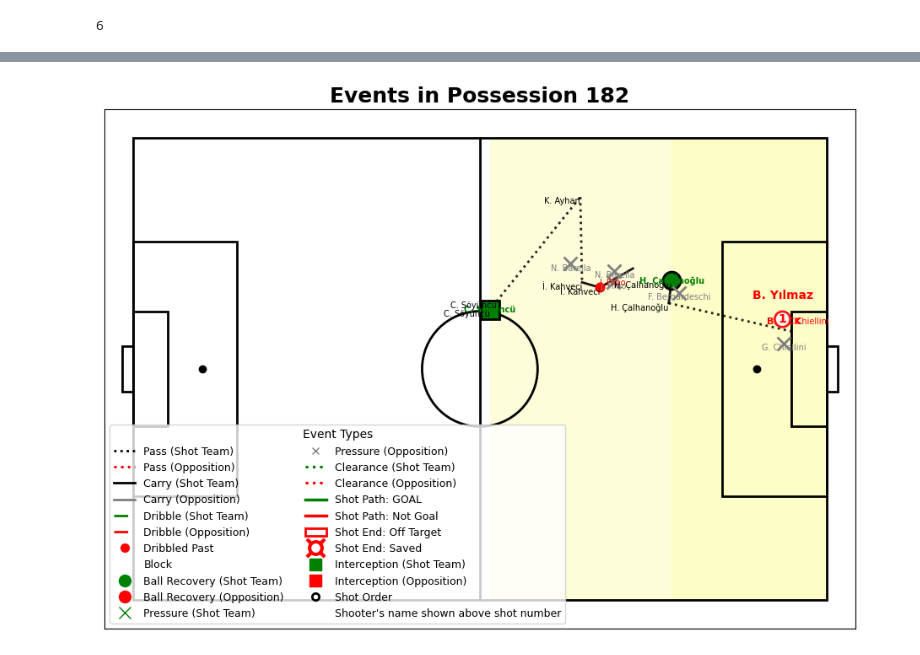
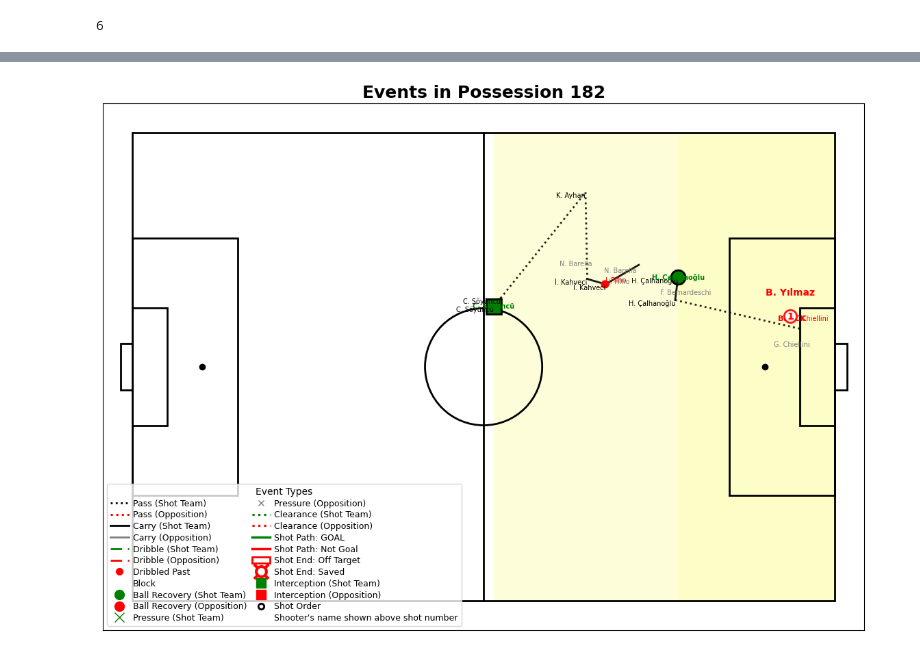
Before and after one commit to finnlsmith/SCOUTING_UI_PROJECT-, a Jupyter notebook: extra_eda_for_FE.ipynb, the cells around one changed output, grey strips where cells are left out. Drawn from its saved outputs; the diff is of its cells as text; code cells hidden in the pictures.

```diff
--- a/extra_eda_for_FE.ipynb
+++ b/extra_eda_for_FE.ipynb
@@ -677,7 +677,6 @@ for i, event in reordered_df_special.iterrows():
     ###### Dribbled Past - small red circle ######
     if typ == "Dribbled Past":
         x, y = get_xy(event.get('location'))
-        # y_flipped = #flip_y(y)
         x_flipped = flip_x(x)
         if not np.isnan(x):
             ax.plot(x_flipped, y, marker='o', color='red', markersize=7, markeredgewidth=1.7, zorder=9)
@@ -737,17 +736,14 @@ for i, event in reordered_df_special.iterrows():
                 if player_short:
                     ax.text(x, y_flipped, player_short, fontsize=7, color='green', verticalalignment='top', horizontalalignment='center', zorder=40)
         else:
-            # --- Commented out per instructions ---
-            # y_flipped = flip_y(y)
-            # x_flipped = flip_x(x)
-            # if not np.isnan(x_flipped):
-            #     ax.plot(x_flipped, y, marker='x', color='gray', markersize=11, markeredgewidth=2, zorder=6)  # <-- SMALLER gray X
-            #     txt_color = 'gray'
-            #     if player_short:
-            #         # flip the Y of the text for opposition
-            #         ax.text(x_flipped, y, player_short, fontsize=7, color='gray',
-            #                 verticalalignment='top', horizontalalignment='center', zorder=40)
-            pass
+            # Draw opposition "Pressure" names only (gray, NO x marker)
+            x_flipped = flip_x(x)
+            y_flipped = y  # original Y (do not flip for opp)
+            if not np.isnan(x_flipped):
+                # ax.plot(x_flipped, y_flipped, marker='x', color='gray', markersize=11, markeredgewidth=2, zorder=6)  # <-- SMALLER gray X (commented out; show NO X)
+                if player_short:
+                    ax.text(x_flipped, y_flipped, player_short, fontsize=7, color='gray',
+                            verticalalignment='top', horizontalalignment='center', zorder=40)
         continue
 
     ###### Clearance: by shot team = green dotted line, else red dotted line ######
@@ -854,32 +850,48 @@ legend_elements = [
 
     # Pressure
     mlines.Line2D([], [], color='green', marker='x', markersize=10, lw=0, label='Pressure (Shot Team)'),
     mlines.Line2D([], [], color='gray', marker='x', markersize=6, lw=0, label='Pressure (Opposition)'), # smaller opp pressure
 
     # Clearance
     mlines.Line2D([], [], color='green', linestyle=':', lw=2.3, label='Clearance (Shot Team)'),
     mlines.Line2D([], [], color='red', linestyle=':', lw=2.3, label='Clearance (Opposition)'),
 
     # Shots - outcome dependent
     mlines.Line2D([], [], color='green', linestyle='-', lw=2.5, label='Shot Path: GOAL'),
     mlines.Line2D([], [], color='red', linestyle='-', lw=2.5, label='Shot Path: Not Goal'),
     mpatches.Patch(facecolor='none', edgecolor='red', linewidth=2, label='Shot End: Off Target', alpha=1),
     mlines.Line2D([], [], color='red', marker='$🚫$', markersize=16, lw=0, label='Shot End: Saved'),  # now shows 'no' emoji in legend
     # No more green arrow in legend
 
     # Interception
     mlines.Line2D([], [], color='green', marker='s', markersize=10, lw=0, label='Interception (Shot Team)'),
     mlines.Line2D([], [], color='red', marker='s', markersize=10, lw=0, label='Interception (Opposition)'),
 
     # Shot Number
     mlines.Line2D([], [], marker='o', color='w', markerfacecolor='w', markeredgecolor='black', markeredgewidth=2, lw=0, label='Shot Order'),
     mlines.Line2D([], [], marker=None, color='w', lw=0, label="Shooter's name shown above shot number")
 ]
 
 # Add legend to plot
-ax.legend(handles=legend_elements, loc='lower left', fontsize=9, frameon=True, ncol=2, title='Event Types')
+# Remove whitespace: set columnspacing, handletextpad, and borderpad small
+legend = ax.legend(
+    handles=legend_elements,
+    loc='lower left',
+    fontsize=9,
+    frameon=True,
+    ncol=2,
+    title='Event Types',
+    borderaxespad=0.5,   # tight border to axes
+    columnspacing=0.6,   # reduce horizontal padding between columns
+    handletextpad=0.5,   # reduce space between handle and text
+    labelspacing=0.3,    # reduce vertical space between entries
+    borderpad=0.4,       # padding inside the legend border
+    handlelength=2.1     # make handles a little longer if desired
+)
+# "tight_layout" also helps a bit for squeeze in notebook
+plt.tight_layout()
 ax.set_title(f"Events in Possession {single_possession_num}", fontsize=18, fontweight='bold')
 
 plt.show()
 # %% [output]
-[figure, old version]
+[figure, new version]
```
